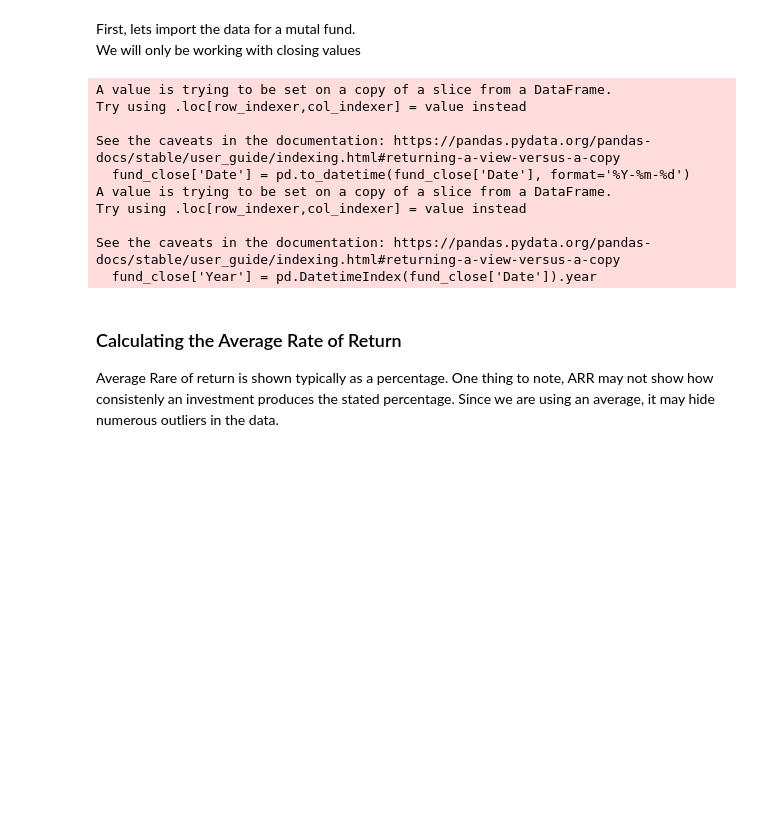
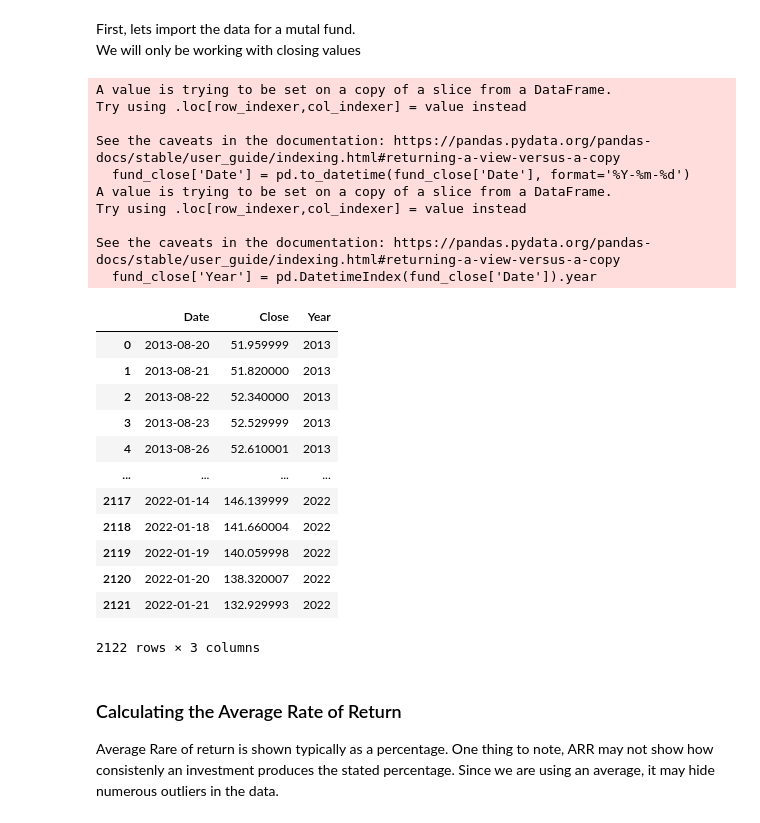
Before and after one commit to cerdamario13/market_analysis, a Jupyter notebook: mutual_fund_calculator.ipynb, the cells around one changed output. Drawn from its saved outputs; the diff is of its cells as text; code cells hidden in the pictures; blank space fills up the shorter version.

```diff
--- a/mutual_fund_calculator.ipynb
+++ b/mutual_fund_calculator.ipynb
@@ -23,24 +23,38 @@ fund.reset_index(inplace=True)
 # %%
 # Using only the close information of the fund.
 # Also, converting the Date column to type(Date) in pandas
 fund_close = fund[['Date', 'Close']]
 fund_close['Date'] = pd.to_datetime(fund_close['Date'], format='%Y-%m-%d')
 # Adding a column of year to better separate the data
 fund_close['Year'] = pd.DatetimeIndex(fund_close['Date']).year
 # Grouping the data by years
 years = fund_close.groupby('Year')
 list_years = list(years.groups.keys())
+fund_close
 # %% [output]
 A value is trying to be set on a copy of a slice from a DataFrame.
 Try using .loc[row_indexer,col_indexer] = value instead
 
 See the caveats in the documentation: https://pandas.pydata.org/pandas-docs/stable/user_guide/indexing.html#returning-a-view-versus-a-copy
   fund_close['Date'] = pd.to_datetime(fund_close['Date'], format='%Y-%m-%d')
 A value is trying to be set on a copy of a slice from a DataFrame.
 Try using .loc[row_indexer,col_indexer] = value instead
 
 See the caveats in the documentation: https://pandas.pydata.org/pandas-docs/stable/user_guide/indexing.html#returning-a-view-versus-a-copy
   fund_close['Year'] = pd.DatetimeIndex(fund_close['Date']).year
+|  | Date | Close | Year |
+| 0 | 2013-08-20 | 51.959999 | 2013 |
+| 1 | 2013-08-21 | 51.820000 | 2013 |
+| 2 | 2013-08-22 | 52.340000 | 2013 |
+| 3 | 2013-08-23 | 52.529999 | 2013 |
+| 4 | 2013-08-26 | 52.610001 | 2013 |
+| ... | ... | ... | ... |
+| 2117 | 2022-01-14 | 146.139999 | 2022 |
+| 2118 | 2022-01-18 | 141.660004 | 2022 |
+| 2119 | 2022-01-19 | 140.059998 | 2022 |
+| 2120 | 2022-01-20 | 138.320007 | 2022 |
+| 2121 | 2022-01-21 | 132.929993 | 2022 |
+2122 rows × 3 columns
 # %% [markdown]
 ### Calculating the Average Rate of Return <br>
 Average Rare of return is shown typically as a percentage. One thing to note, ARR may not show how consistenly an investment produces the stated percentage. Since we are using an average, it may hide numerous outliers in the data.
```
Also changed, not shown: parts of 8 cells of this notebook.
